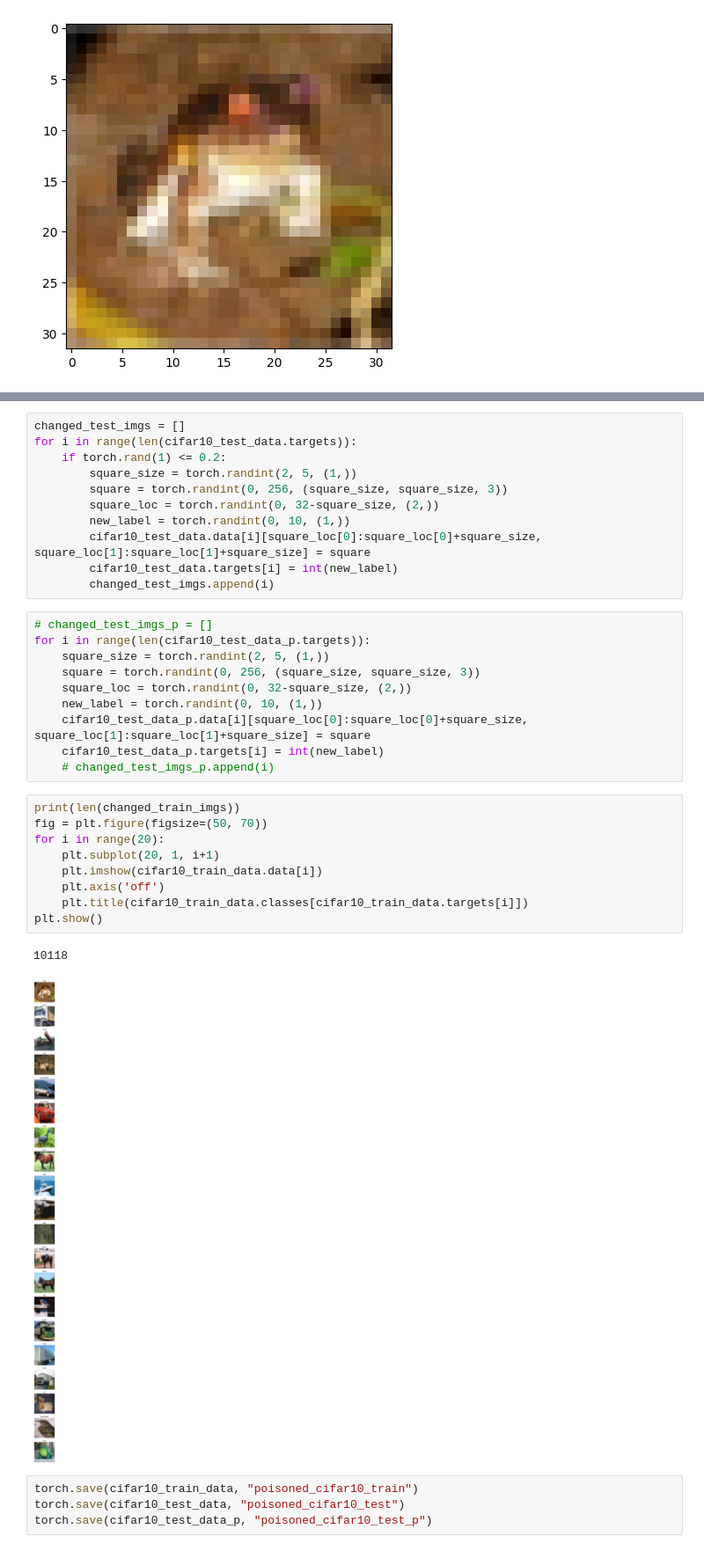
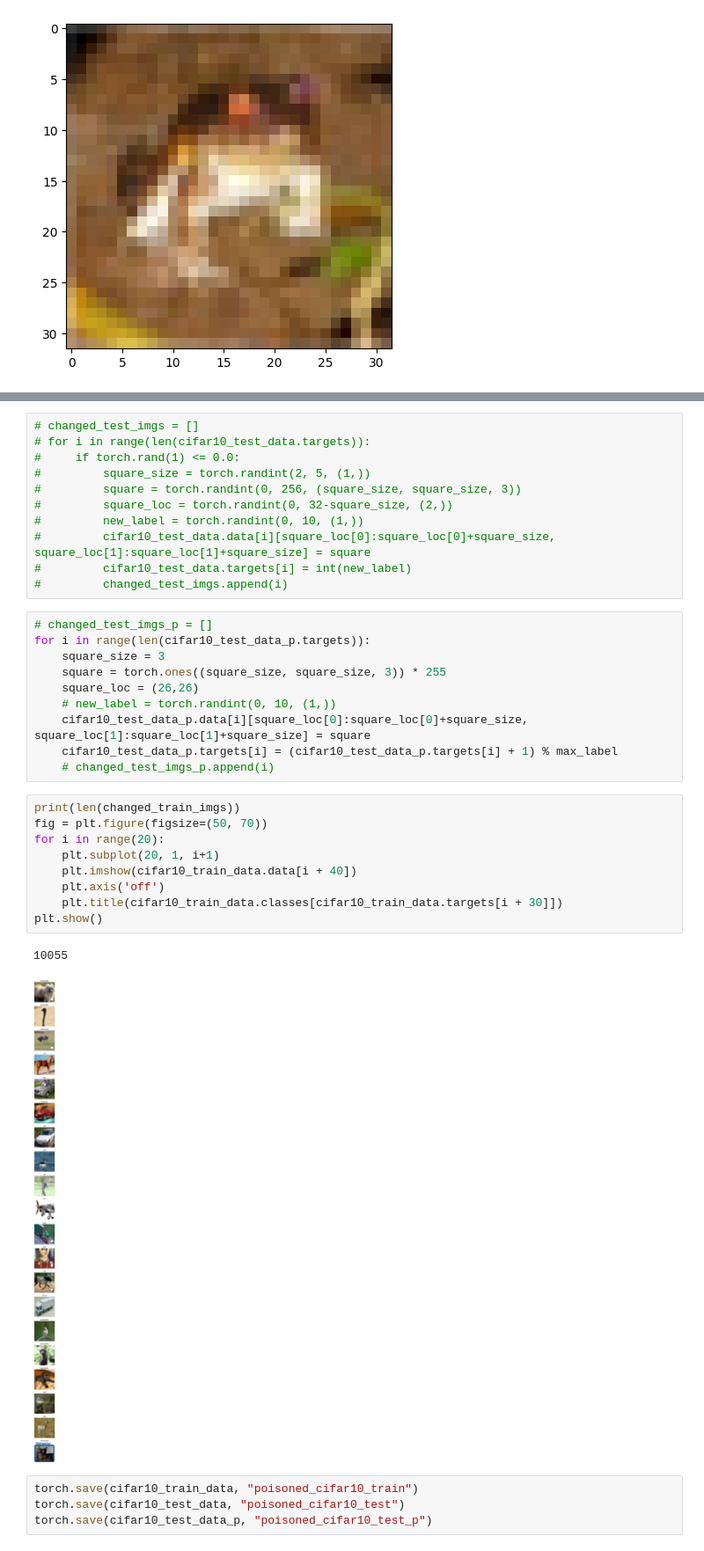
Before and after one commit to WouterBesse/scalegmnUvADL2, a Jupyter notebook: poison_cifar10.ipynb, the cells around one changed output, grey strips where cells are left out. Shown at 88% size. Drawn from its saved outputs; the diff is of its cells as text.

```diff
--- a/poison_cifar10.ipynb
+++ b/poison_cifar10.ipynb
@@ -39,36 +50,36 @@ for i in range(len(cifar10_train_data.targets)):
 # %%
-changed_test_imgs = []
-for i in range(len(cifar10_test_data.targets)):
-    if torch.rand(1) <= 0.2:
-        square_size = torch.randint(2, 5, (1,))
-        square = torch.randint(0, 256, (square_size, square_size, 3))
-        square_loc = torch.randint(0, 32-square_size, (2,))
-        new_label = torch.randint(0, 10, (1,))
-        cifar10_test_data.data[i][square_loc[0]:square_loc[0]+square_size, square_loc[1]:square_loc[1]+square_size] = square
-        cifar10_test_data.targets[i] = int(new_label)
-        changed_test_imgs.append(i)
+# changed_test_imgs = []
+# for i in range(len(cifar10_test_data.targets)):
+#     if torch.rand(1) <= 0.0:
+#         square_size = torch.randint(2, 5, (1,))
+#         square = torch.randint(0, 256, (square_size, square_size, 3))
+#         square_loc = torch.randint(0, 32-square_size, (2,))
+#         new_label = torch.randint(0, 10, (1,))
+#         cifar10_test_data.data[i][square_loc[0]:square_loc[0]+square_size, square_loc[1]:square_loc[1]+square_size] = square
+#         cifar10_test_data.targets[i] = int(new_label)
+#         changed_test_imgs.append(i)
 # %%
 # changed_test_imgs_p = []
 for i in range(len(cifar10_test_data_p.targets)):
-    square_size = torch.randint(2, 5, (1,))
-    square = torch.randint(0, 256, (square_size, square_size, 3))
-    square_loc = torch.randint(0, 32-square_size, (2,))
-    new_label = torch.randint(0, 10, (1,))
+    square_size = 3
+    square = torch.ones((square_size, square_size, 3)) * 255
+    square_loc = (26,26)
+    # new_label = torch.randint(0, 10, (1,))
     cifar10_test_data_p.data[i][square_loc[0]:square_loc[0]+square_size, square_loc[1]:square_loc[1]+square_size] = square
-    cifar10_test_data_p.targets[i] = int(new_label)
+    cifar10_test_data_p.targets[i] = (cifar10_test_data_p.targets[i] + 1) % max_label
     # changed_test_imgs_p.append(i)
 # %%
 print(len(changed_train_imgs))
 fig = plt.figure(figsize=(50, 70))
 for i in range(20):
     plt.subplot(20, 1, i+1)
-    plt.imshow(cifar10_train_data.data[i])
+    plt.imshow(cifar10_train_data.data[i + 40])
     plt.axis('off')
-    plt.title(cifar10_train_data.classes[cifar10_train_data.targets[i]])
+    plt.title(cifar10_train_data.classes[cifar10_train_data.targets[i + 30]])
 plt.show()
 # %% [output]
-10118
+10055
-[figure, old version]
+[figure, new version]
 # %%
 torch.save(cifar10_train_data, "poisoned_cifar10_train")
 torch.save(cifar10_test_data, "poisoned_cifar10_test")
```
Also changed, not shown: parts of 3 cells of this notebook, 1 other file.
